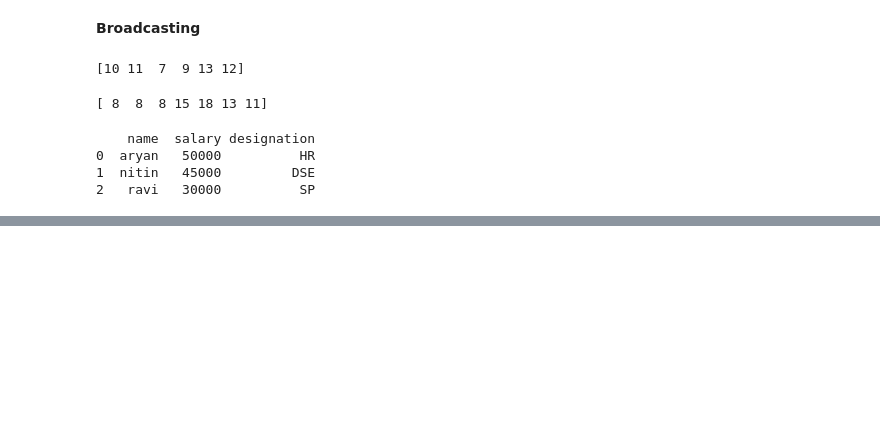
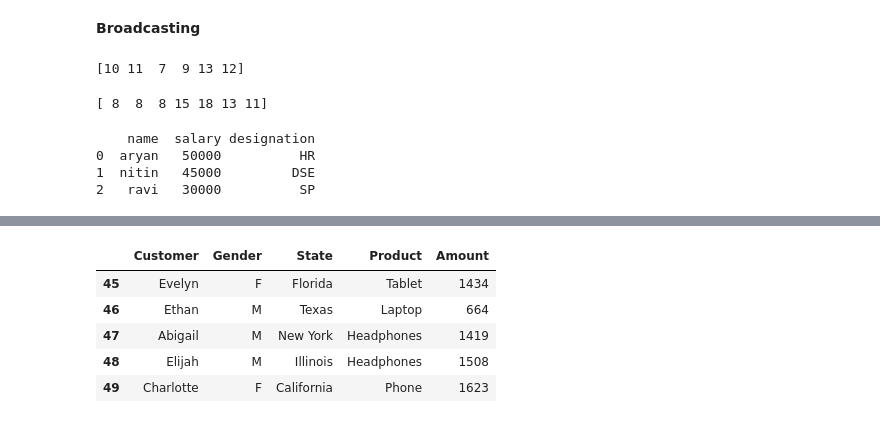
Before and after one commit to SahilKumar-003/Python_Tutor, a Jupyter notebook: Numpy_pandas.ipynb, the cells around one changed output, grey strips where cells are left out. Drawn from its saved outputs; the diff is of its cells as text; code cells hidden in the pictures; blank space fills up the shorter version.

```diff
--- a/Numpy_pandas.ipynb
+++ b/Numpy_pandas.ipynb
@@ -80,0 +93,9 @@ plt.show()
+# %%
+df.tail()
+# %% [output]
+|  | Customer | Gender | State | Product | Amount |
+| 45 | Evelyn | F | Florida | Tablet | 1434 |
+| 46 | Ethan | M | Texas | Laptop | 664 |
+| 47 | Abigail | M | New York | Headphones | 1419 |
+| 48 | Elijah | M | Illinois | Headphones | 1508 |
+| 49 | Charlotte | F | California | Phone | 1623 |
```
Also changed, not shown: parts of 11 cells of this notebook.
